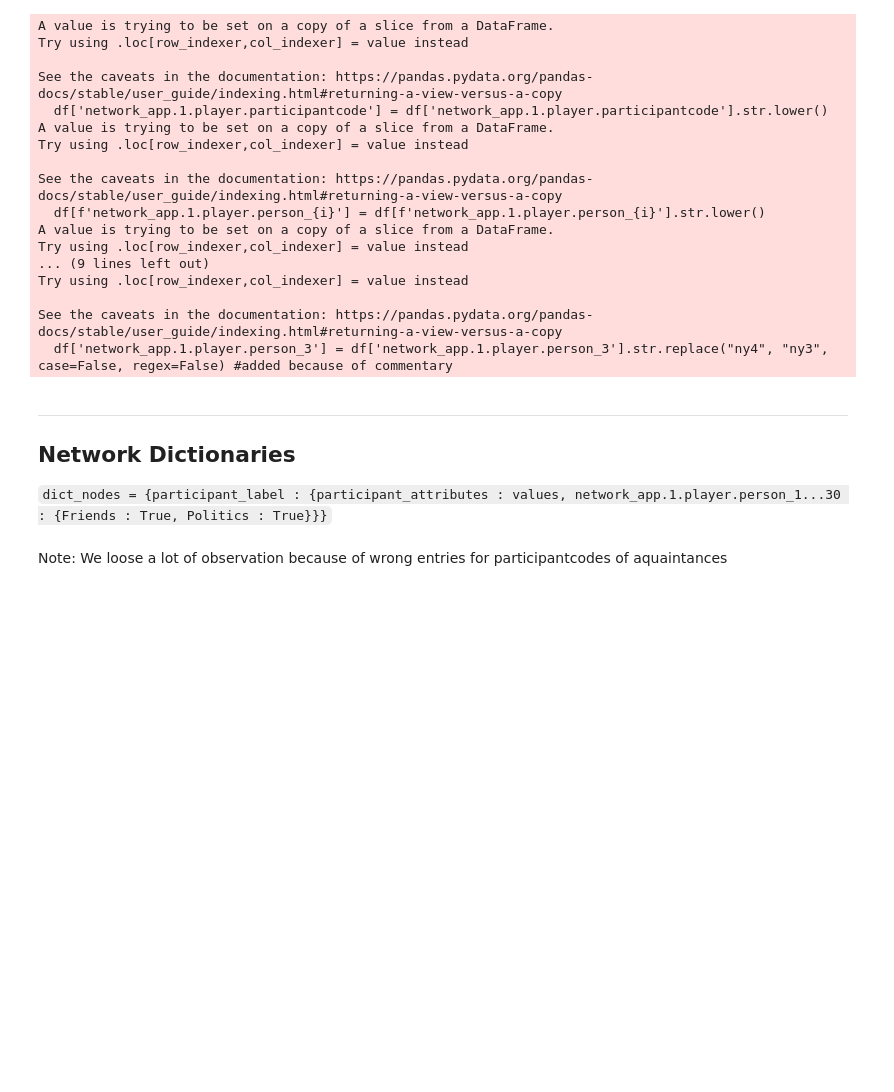
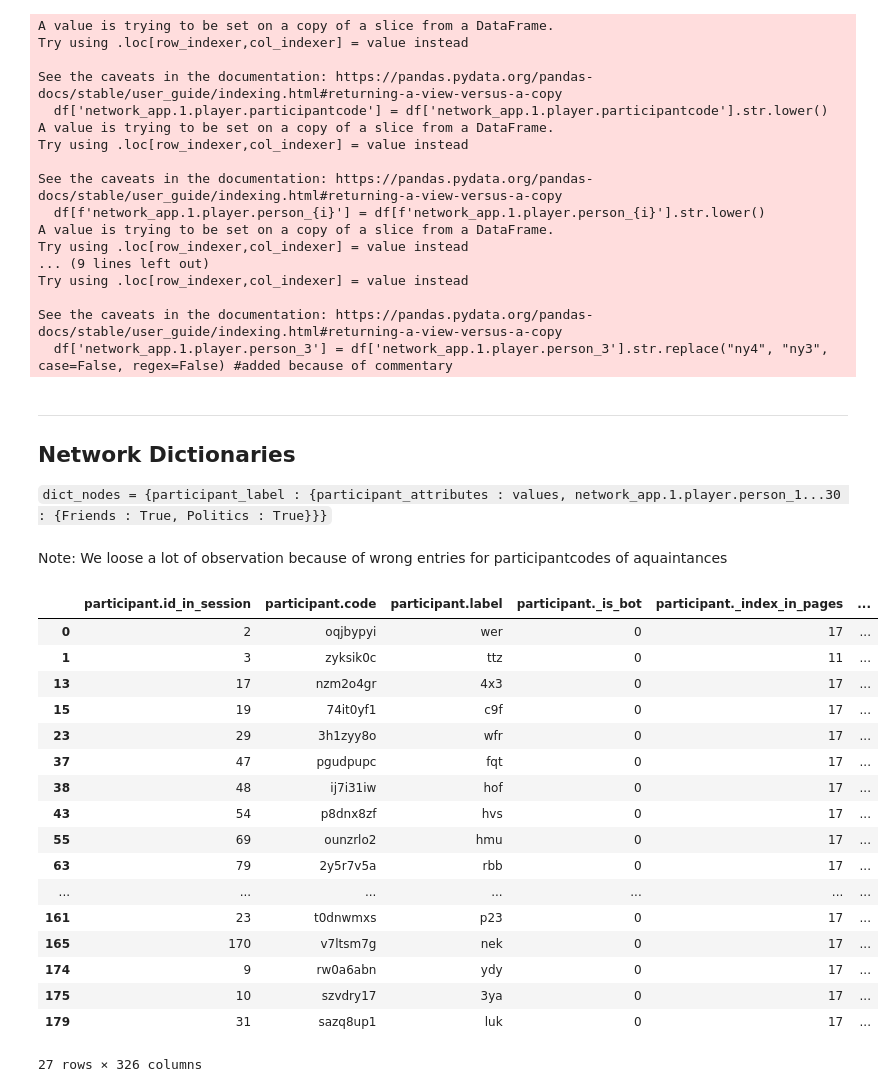
Before and after one commit to LS-Shikano/StudentSurvey, a Jupyter notebook: data_WS2425/SS_DataPipe.ipynb, the cells around one changed output. Cells and saved outputs as stored; diff of their text form; code cells hidden in the pictures; blank space fills up the shorter version.

```diff
--- a/data_WS2425/SS_DataPipe.ipynb
+++ b/data_WS2425/SS_DataPipe.ipynb
@@ -267,3 +235,46 @@ df_filtered_w3.to_csv('Cooked/df_w3_prepared.csv', index=False)
 `dict_nodes = {participant_label : {participant_attributes : values, network_app.1.player.person_1...30 : {Friends : True, Politics : True}}}`
 # %% [markdown]
 Note: We loose a lot of observation because of wrong entries for participantcodes of aquaintances
+# %%
+# Get all unique participants across all DataFrames
+all_participants = set(df_w1['participant.label']) | set(df_w2['participant.label']) | set(df_w3['participant.label'])
+
+# Get participants present in all three DataFrames (intersection)
+complete = set(df_w1['participant.label']) & set(df_w2['participant.label']) & set(df_w3['participant.label'])
+
+# Find the participants that are in at least one DataFrame but NOT in all three
+difference = all_participants - complete
+
+# Filter the original DataFrames to get only rows that contain these "difference" participants
+df_w1_diff = df_w1[df_w1['participant.label'].isin(difference)]
+df_w2_diff = df_w2[df_w2['participant.label'].isin(difference)]
+df_w3_diff = df_w3[df_w3['participant.label'].isin(difference)]
+
+# Filter the DataFrames to keep only the matching rows
+df_w1_filtered = df_w1[df_w1['participant.label'].isin(complete)]
+df_w2_filtered = df_w2[df_w2['participant.label'].isin(complete)]
+df_w3_filtered = df_w3[df_w3['participant.label'].isin(complete)]
+
+# Combine them into a single DataFrame for easier viewing
+df_diff = pd.concat([df_w1_diff, df_w2_diff, df_w3_diff])
+# %%
+df_w1_diff
+# %% [output]
+|  | participant.id_in_session | participant.code | participant.label | participant._is_bot | participant._index_in_pages | ... |
+| 0 | 2 | oqjbypyi | wer | 0 | 17 | ... |
+| 1 | 3 | zyksik0c | ttz | 0 | 11 | ... |
+| 13 | 17 | nzm2o4gr | 4x3 | 0 | 17 | ... |
+| 15 | 19 | 74it0yf1 | c9f | 0 | 17 | ... |
+| 23 | 29 | 3h1zyy8o | wfr | 0 | 17 | ... |
+| 37 | 47 | pgudpupc | fqt | 0 | 17 | ... |
+| 38 | 48 | ij7i31iw | hof | 0 | 17 | ... |
+| 43 | 54 | p8dnx8zf | hvs | 0 | 17 | ... |
+| 55 | 69 | ounzrlo2 | hmu | 0 | 17 | ... |
+| 63 | 79 | 2y5r7v5a | rbb | 0 | 17 | ... |
+| ... | ... | ... | ... | ... | ... | ... |
+| 161 | 23 | t0dnwmxs | p23 | 0 | 17 | ... |
+| 165 | 170 | v7ltsm7g | nek | 0 | 17 | ... |
+| 174 | 9 | rw0a6abn | ydy | 0 | 17 | ... |
+| 175 | 10 | szvdry17 | 3ya | 0 | 17 | ... |
+| 179 | 31 | sazq8up1 | luk | 0 | 17 | ... |
+27 rows × 326 columns
```
Also changed, not shown: parts of 8 cells of this notebook, 28 other files.
